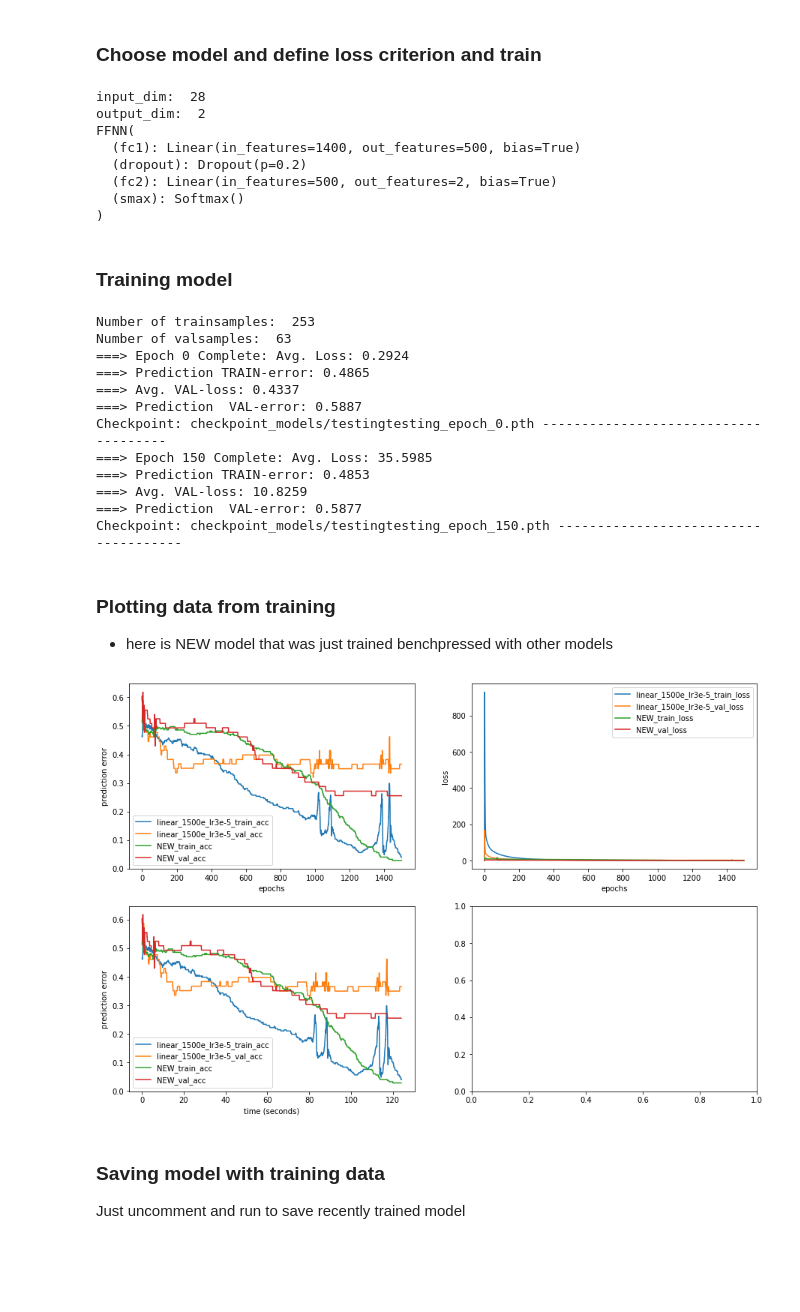
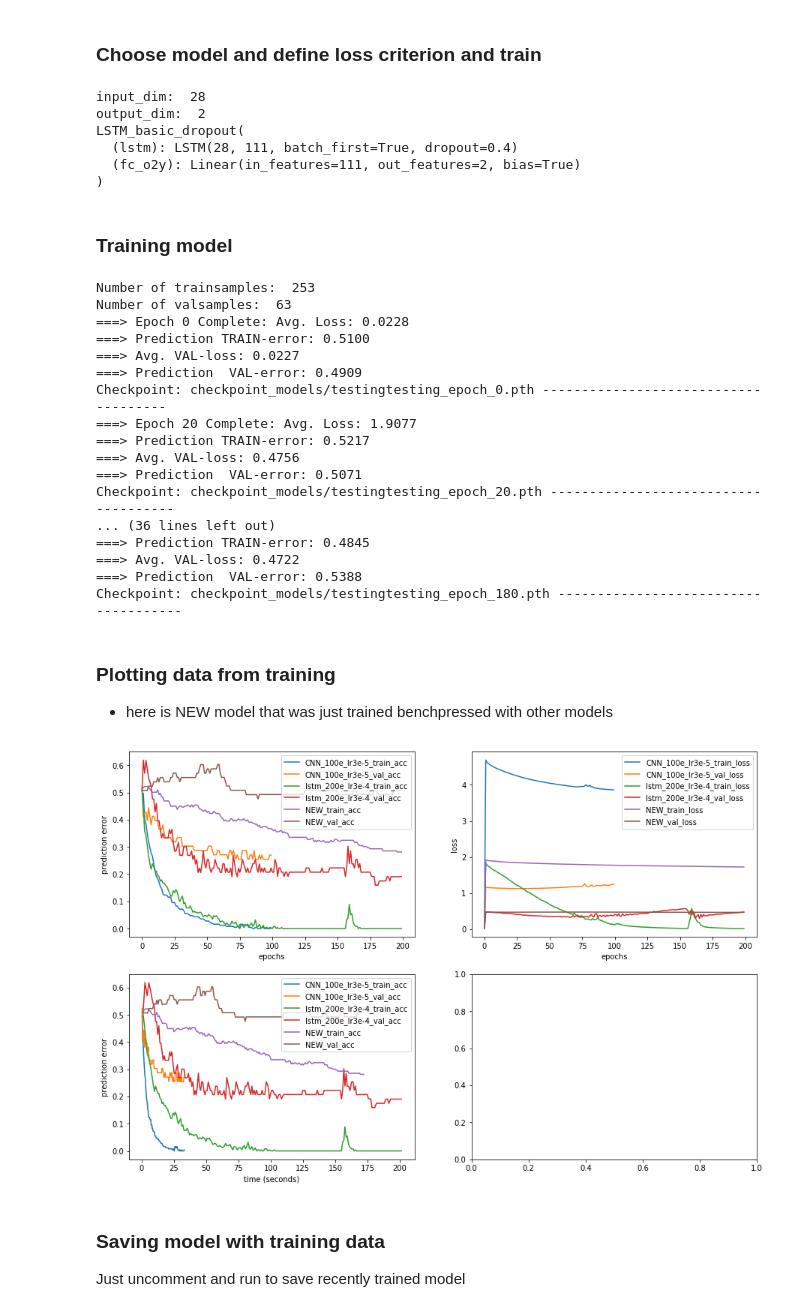
Before and after one commit to hbjornoy/deep-learning, a Jupyter notebook: project1/havard0.ipynb, the cells around one changed output. Saved outputs shown, nothing was run; the diff lists cells and outputs as text; code cells hidden in the pictures; blank space fills up the shorter version.

```diff
--- a/project1/havard0.ipynb
+++ b/project1/havard0.ipynb
@@ -93,8 +73,8 @@ input_dim = len(train_data[0][0])
 sequence_length = train_data.data_tensor.size()[2]
 output_dim = train_data.target_tensor.size(1)
 nb_hidden_layers = 3
-hidden_width = 500
-dropout_rate=0.2
+hidden_width = 111
+dropout_rate=0.4
 
 print("input_dim: ", input_dim)
 print("output_dim: ", output_dim)
@@ -105,65 +85,68 @@ logistic_model = ML.logistic_model(input_dim*sequence_length, output_dim)
 #densemodel_1 = ML.DenseNet(input_dim, output_dim, nb_hidden_layers, hidden_width, dropout_rate)
 
 ffnn_model = ML.FFNN(input_dim*sequence_length, output_dim, hidden_width, dropout_rate)
-conv_model1 = ML.conv_net1(input_dim, hidden_width, nb_hidden_layers, output_dim)
+conv_model1 = ML.conv_net1(input_dim, hidden_width, output_dim)
 lstm_model = ML.LSTM_net(input_dim, dim_recurrent=111, num_layers=1, dim_output=output_dim)
-lstm_dropout = ML.LSTM_basic_dropout(input_dim, output_dim, recurrent_dim=111, num_layers=1, dropout_rate=dropout_rate)
-lstm_2_dropout = ML.LSTM_basic_dropout(input_dim, output_dim, recurrent_dim=111, num_layers=2, dropout_rate=dropout_rate)
+lstm_dropout = ML.LSTM_basic_dropout(input_dim, output_dim, recurrent_dim=hidden_width, num_layers=1, dropout_rate=dropout_rate)
+lstm_2_dropout = ML.LSTM_basic_dropout(input_dim, output_dim, recurrent_dim=hidden_width, num_layers=2, dropout_rate=dropout_rate)
 
 # choosing model
-model = ffnn_model
+model = lstm_dropout
 
 # define loss criterion
 criterion = nn.BCELoss()
 #criterion = nn.MSELoss() # for linear_model
 
 # choose optimizer
-optimizer = torch.optim.Adam # default
+optimizer = torch.optim.SGD # default
 #optimizer = torch.optim.SGD
 
 print(model)
 # %% [output]
 input_dim:  28
 output_dim:  2
-FFNN(
-  (fc1): Linear(in_features=1400, out_features=500, bias=True)
-  (dropout): Dropout(p=0.2)
-  (fc2): Linear(in_features=500, out_features=2, bias=True)
-  (smax): Softmax()
+LSTM_basic_dropout(
+  (lstm): LSTM(28, 111, batch_first=True, dropout=0.4)
+  (fc_o2y): Linear(in_features=111, out_features=2, bias=True)
 )
 # %% [markdown]
 ### Training model
 # %%
-trained_model, history, parameters = HL.train_model(train_data, val_data, model, criterion, optimizer, learning_rate=1e-4, epochs=1500, batch_size=32, checkpoint_name='testingtesting')
+trained_model, history, parameters = HL.train_model(train_data, val_data, model, criterion, optimizer, learning_rate=3e-5, epochs=200, batch_size=32, checkpoint_name='testingtesting')
 # %% [output]
 Number of trainsamples:  253
 Number of valsamples:  63
-===> Epoch 0 Complete: Avg. Loss: 0.2924
-===> Prediction TRAIN-error: 0.4865
-===> Avg. VAL-loss: 0.4337
-===> Prediction  VAL-error: 0.5887
+===> Epoch 0 Complete: Avg. Loss: 0.0228
+===> Prediction TRAIN-error: 0.5100
+===> Avg. VAL-loss: 0.0227
+===> Prediction  VAL-error: 0.4909
 Checkpoint: checkpoint_models/testingtesting_epoch_0.pth -------------------------------------
-===> Epoch 150 Complete: Avg. Loss: 35.5985
-===> Prediction TRAIN-error: 0.4853
-===> Avg. VAL-loss: 10.8259
-===> Prediction  VAL-error: 0.5877
-Checkpoint: checkpoint_models/testingtesting_epoch_150.pth -------------------------------------
+===> Epoch 20 Complete: Avg. Loss: 1.9077
+===> Prediction TRAIN-error: 0.5217
+===> Avg. VAL-loss: 0.4756
+===> Prediction  VAL-error: 0.5071
+Checkpoint: checkpoint_models/testingtesting_epoch_20.pth -------------------------------------
+... (36 lines left out)
+===> Prediction TRAIN-error: 0.4845
+===> Avg. VAL-loss: 0.4722
+===> Prediction  VAL-error: 0.5388
+Checkpoint: checkpoint_models/testingtesting_epoch_180.pth -------------------------------------
 # %% [markdown]
 ### Plotting data from training
 - here is NEW model that was just trained benchpressed with other models
 # %%
 # potential_models: ["lstm_1", "lstm_1_300epochs", "conv_net1", "lstm_1_100e_1000hrz", "linear_2000e_100hrz",
 # "ligsig_2000e_100hrz", "linear_2000e_100hrz"]
 
 # with proper dict: ["ligsmax_200e_100hrz", "ligsig_200e_100hrz", "linear_2000e_100hrz", "lstm_200e_100hrz",
 # "lstm_0.4drop_old", "lstm_0.4drop_old", "lstm_0.4drop_200e_100hrz", "lstm_0.6drop_200e_100hrz",
 #"lstm2_0.4drop_200e_100hrz", "lstm2_0.2drop_200e_100hrz"]
 
-#1 final = ["linear_1500e_lr3e-5", logistic_1500e_lr1e-4]
+#1 final = ["linear_1500e_lr3e-5", logistic_1500e_lr1e-4, "FFNN_34e_lr1e-4", "CNN_100e_lr3e-5", "lstm_200e_lr3e-4"]
 
-HL.plot_model_training(history=history, models=["linear_1500e_lr3e-5"]) # "lstm_200e_100hrz"
+PL.plot_model_training(history=history, models=["CNN_100e_lr3e-5", "lstm_200e_lr3e-4"], plt_name="lstm_vs_cnn") # "lstm_200e_100hrz"
 # %% [output]
-[figure, old version]
+[figure, new version]
 # %% [markdown]
 ### Saving model with training data
 Just uncomment and run to save recently trained model
```
Also changed, not shown: parts of 5 cells of this notebook, 6 other files.
